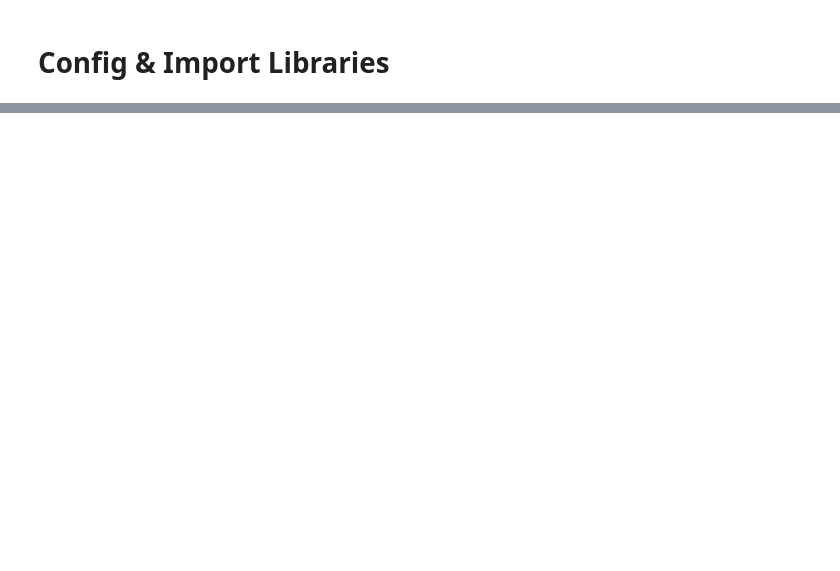
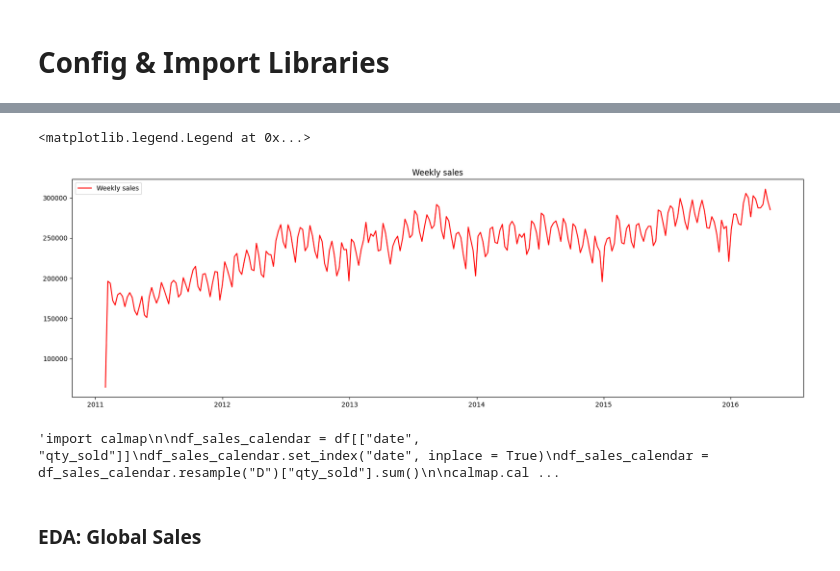
Before and after one commit to elenabriones/DS-Capstone-Market, a Jupyter notebook: notebooks/Forecast.ipynb, the cells around one changed output, grey strips where cells are left out. Saved outputs shown, nothing was run; the diff lists cells and outputs as text; code cells hidden in the pictures; blank space fills up the shorter version.

```diff
--- a/notebooks/Forecast.ipynb
+++ b/notebooks/Forecast.ipynb
@@ -83,0 +185,27 @@ df_forecast.head(10)
+# %%
+# Consultamos las ventas semanales:
+x= df[['date', "qty_sold"]].set_index('date').resample("W").sum()
+
+# Vemos la evolución de las ventas semanales:
+plt.figure(figsize = (20, 6))
+plt.plot(x, color = "red", label = "Weekly sales")
+plt.title("Weekly sales")
+plt.legend()
+# %% [output]
+<matplotlib.legend.Legend at 0x...>
+[figure, added]
+# %%
+'''import calmap
+
+df_sales_calendar = df[["date", "qty_sold"]]
+df_sales_calendar.set_index("date", inplace = True)
+df_sales_calendar = df_sales_calendar.resample("D")["qty_sold"].sum()
+
+calmap.calendarplot(df_sales_calendar,
+                    fig_kws = {'figsize': (16,10)},
+                    yearlabel_kws = {'color':'black', 'fontsize':14},
+                    subplot_kws = {'title':'Total sales per year'})'''
+# %% [output]
+'import calmap\n\ndf_sales_calendar = df[["date", "qty_sold"]]\ndf_sales_calendar.set_index("date", inplace = True)\ndf_sales_calendar = df_sales_calendar.resample("D")["qty_sold"].sum()\n\ncalmap.cal ...
+# %% [markdown]
+### EDA: Global Sales
```
Also changed, not shown: parts of 209 cells of this notebook.
